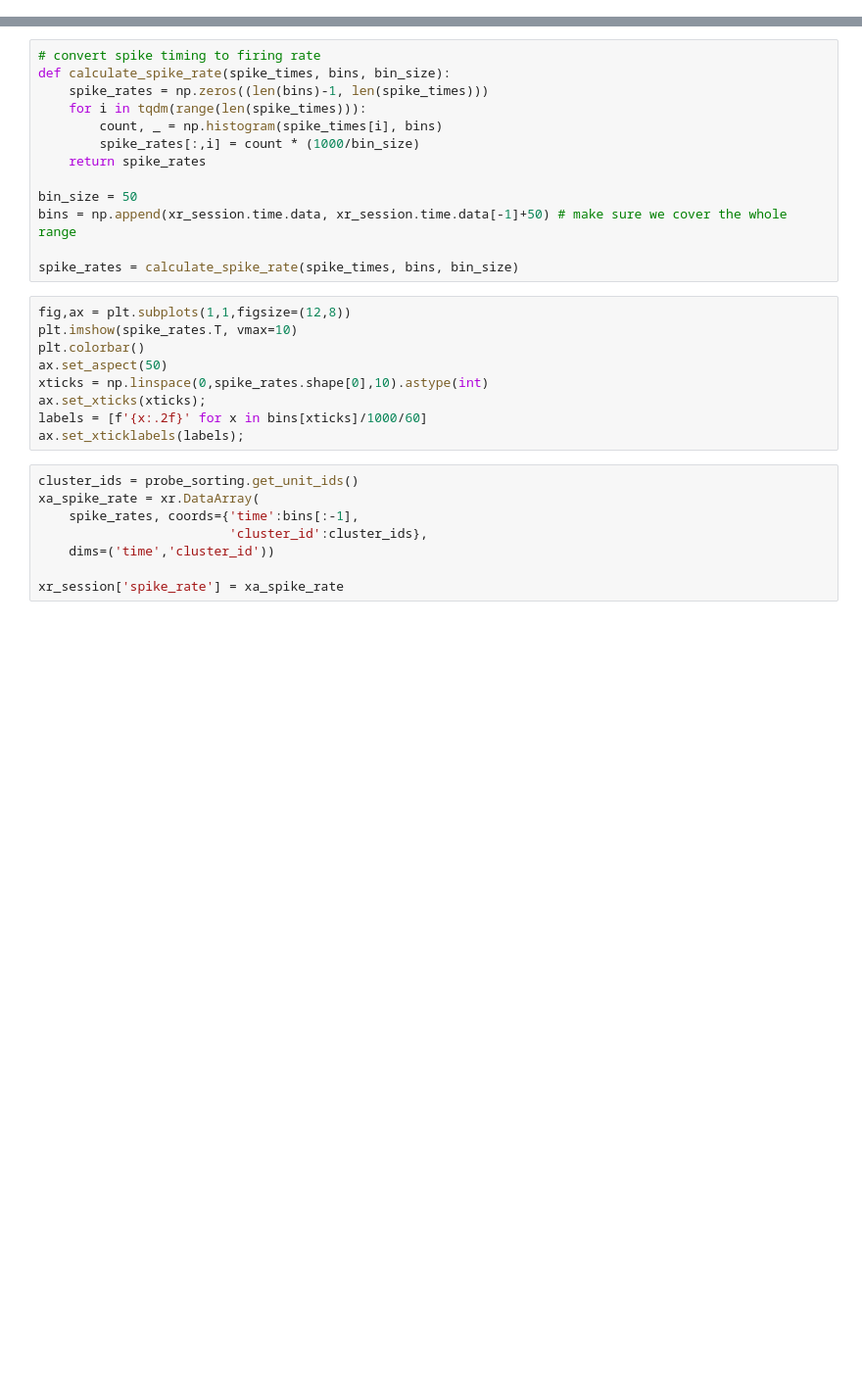
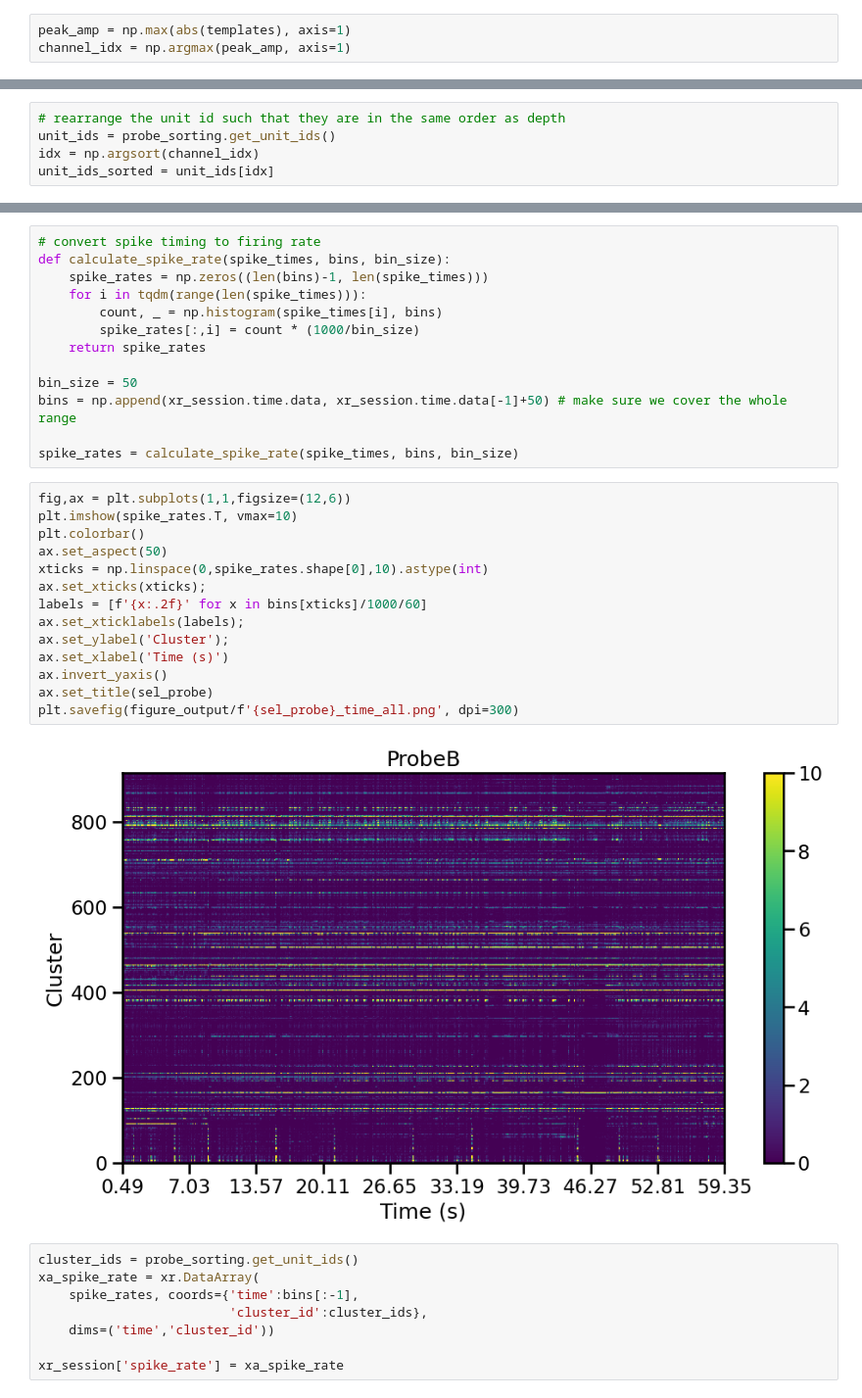
Before and after one commit to Magill-ASAP-team/trialexp, a Jupyter notebook: notebooks/workflow/Spike sync.ipynb, the cells around one changed output, grey strips where cells are left out. Shown at 98% size. Cells and saved outputs as stored; diff of their text form; blank space fills up the shorter version.

```diff
--- a/notebooks/workflow/Spike sync.ipynb
+++ b/notebooks/workflow/Spike sync.ipynb
@@ -40,3 +60,6 @@ tstart
+# %%
+peak_amp = np.max(abs(templates), axis=1)
+channel_idx = np.argmax(peak_amp, axis=1)
 # %% [markdown]
 # Data sync
 # %%
@@ -51,5 +74,10 @@ assert rsync is not None
 # %%
 #load the spike extractor
 probe_sorting = si.load_extractor(path/sel_probe)
+# %%
+# rearrange the unit id such that they are in the same order as depth
+unit_ids = probe_sorting.get_unit_ids()
+idx = np.argsort(channel_idx)
+unit_ids_sorted = unit_ids[idx]
 # %%
 # Sync and  all the sorting to ms
@@ -88,14 +120,21 @@ bins = np.append(xr_session.time.data, xr_session.time.data[-1]+50) # make sure
 
 spike_rates = calculate_spike_rate(spike_times, bins, bin_size)
 # %%
-fig,ax = plt.subplots(1,1,figsize=(12,8))
+fig,ax = plt.subplots(1,1,figsize=(12,6))
 plt.imshow(spike_rates.T, vmax=10)
 plt.colorbar()
 ax.set_aspect(50)
 xticks = np.linspace(0,spike_rates.shape[0],10).astype(int)
 ax.set_xticks(xticks);
 labels = [f'{x:.2f}' for x in bins[xticks]/1000/60]
 ax.set_xticklabels(labels);
+ax.set_ylabel('Cluster');
+ax.set_xlabel('Time (s)')
+ax.invert_yaxis()
+ax.set_title(sel_probe)
+plt.savefig(figure_output/f'{sel_probe}_time_all.png', dpi=300)
+# %% [output]
+[figure, added]
 # %%
 cluster_ids = probe_sorting.get_unit_ids()
 xa_spike_rate = xr.DataArray(
```
Also changed, not shown: parts of 21 cells of this notebook.
